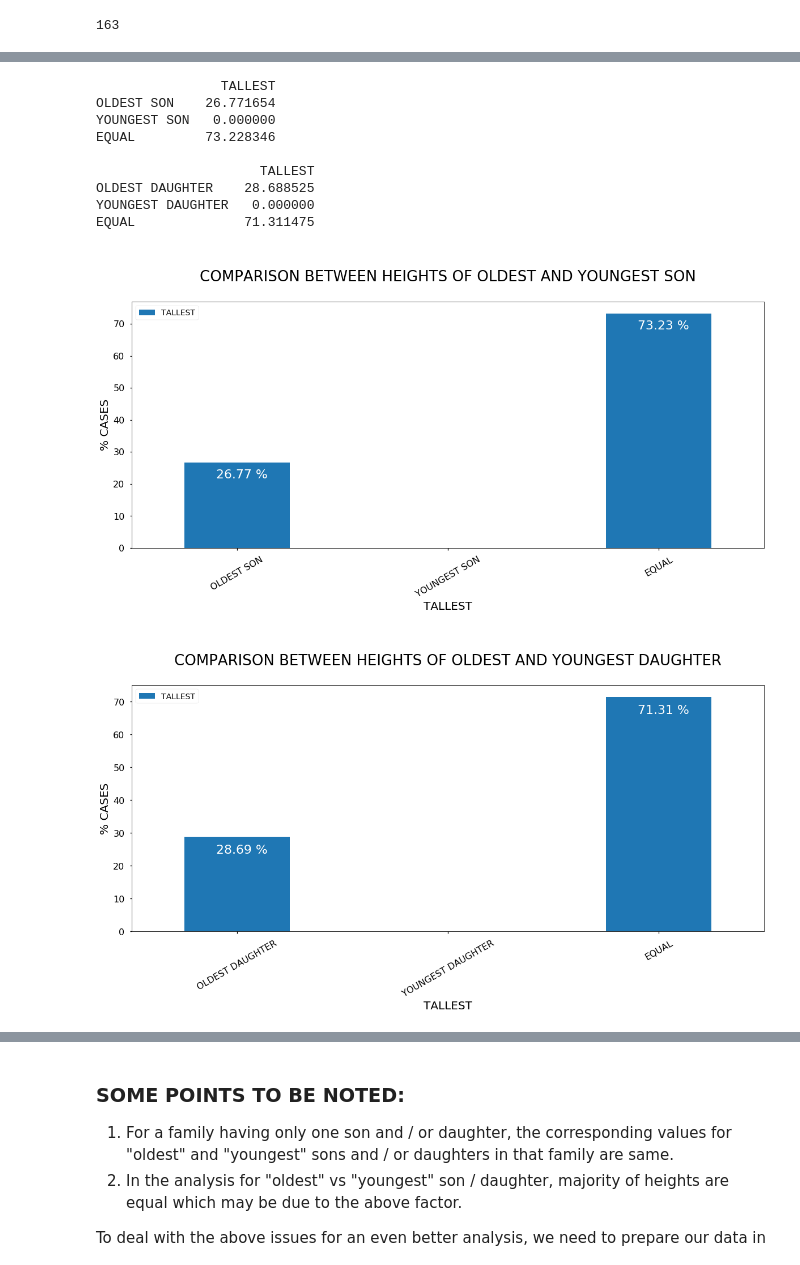
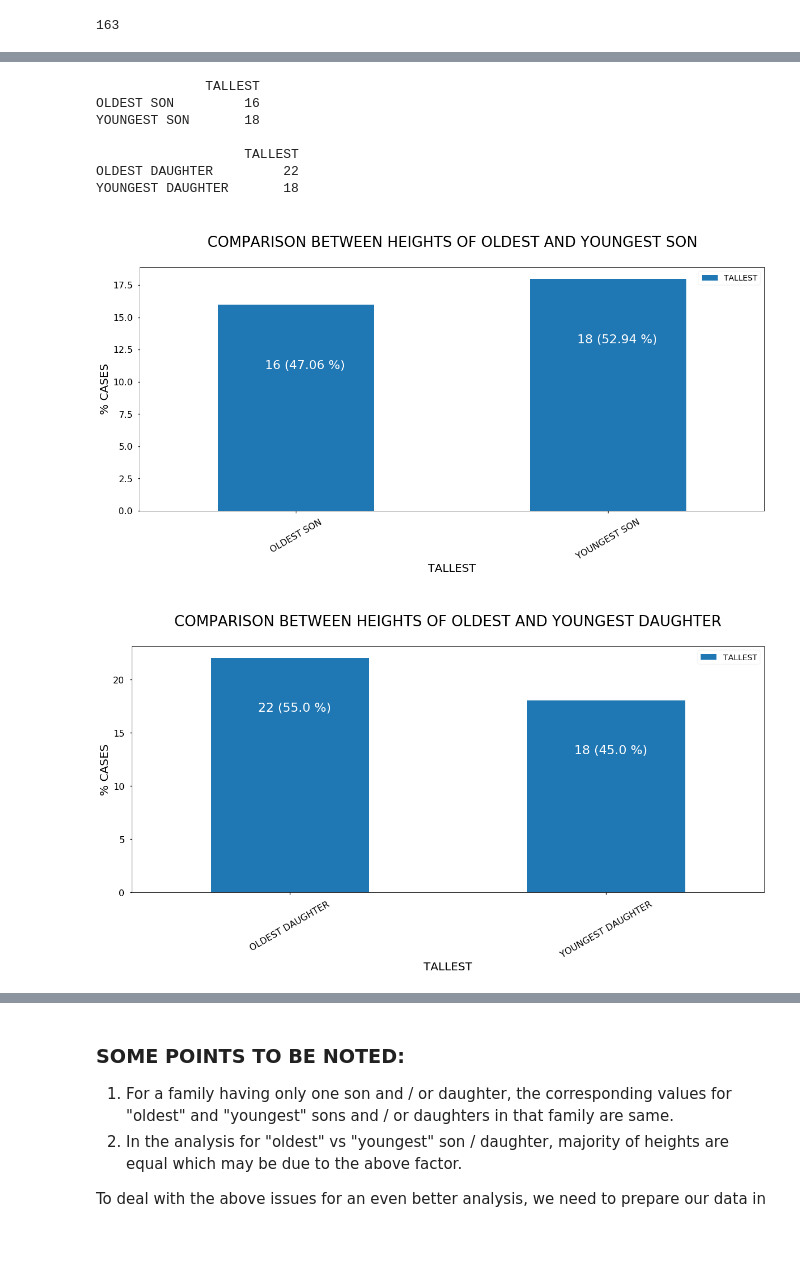
Before and after one commit to zeborg/Comparison-of-Heights-Between-Family-Members, a Jupyter notebook: HEIGHT_DATA_ANALYSIS.ipynb, the cells around one changed output, grey strips where cells are left out. Drawn from its saved outputs; the diff is of its cells as text; code cells hidden in the pictures; blank space fills up the shorter version.

```diff
--- a/HEIGHT_DATA_ANALYSIS.ipynb
+++ b/HEIGHT_DATA_ANALYSIS.ipynb
@@ -30,4 +30,5 @@ df['MEMBER']=df['MEMBER'].apply(lambda x:x.strip())
 df['HEIGHT']=df['HEIGHT'].astype(str)
 df['HEIGHT']=df['HEIGHT'].apply(lambda x:x.strip('"'))
 df['HEIGHT']=df['HEIGHT'].apply(lambda x:x.strip('\n'))
-df['HEIGHT']
+for i in range(len(df.index)):
+    df.loc[i,'UID'] = i
@@ -114,7 +102,7 @@ s_oldest_list,s_youngest_list,d_oldest_list,d_youngest_list=list(),list(),list()
 
 s_count,d_count=0,0
 for i in range(df.index.max()[0]):
-    oldest,youngest = (None, None, 0, None),(None, None, 200, None)
+    oldest,youngest = (None, None, 0, None, None),(None, None, 200, None, None)
     for j in m[i]:
         if j[1] not in ['FATHER', 'MOTHER'] and j[2]>oldest[2] and j[1] == 'SON':
             s_count+=1
@@ -127,16 +115,16 @@ for i in range(df.index.max()[0]):
     if None not in youngest:
         s_youngest_list.append(youngest)
 
-    oldest,youngest = (None, None, 0, None),(None, None, 200, None)
+    oldest,youngest = (None, None, 0, None, None),(None, None, 200, None, None)
     for j in m[i]:
         if j[1] not in ['FATHER', 'MOTHER'] and j[2]>oldest[2] and j[1] == 'DAUGHTER':
             d_count+=1
-            if j[2]>=18: oldest=j
+            if j[2]>=16: oldest=j
     if None not in oldest:
         d_oldest_list.append(oldest)
     for j in m[i]:
         if j[1] not in ['FATHER', 'MOTHER'] and j[2]<youngest[2] and j[1] == 'DAUGHTER':
-            if j[2]>=18: youngest=j
+            if j[2]>=16: youngest=j
     if None not in youngest:
         d_youngest_list.append(youngest)
 
@@ -164,47 +152,45 @@ print(s_count, d_count)
 141 134
 # %%
 oys_dict = dict()
-oys_dict['OLDEST SON'],oys_dict['YOUNGEST SON'],oys_dict['EQUAL'] = 0,0,0
+oys_dict['OLDEST SON'],oys_dict['YOUNGEST SON'] = 0,0
 for i in range(len(s_oldest_list)):
-    if s_oldest_list[i][2] < s_youngest_list[i][2]:
+    if s_oldest_list[i][3] < s_youngest_list[i][3]:
         oys_dict['YOUNGEST SON'] += 1
-    elif s_oldest_list[i][2] > s_youngest_list[i][2]:
+    elif s_oldest_list[i][3] > s_youngest_list[i][3]:
         oys_dict['OLDEST SON'] += 1
-    elif s_oldest_list[i][2] == s_youngest_list[i][2]:
-        oys_dict['EQUAL'] += 1
+#     elif s_oldest_list[i][3] == s_youngest_list[i][3]:
+#         oys_dict['EQUAL'] += 1
 
 oyd_dict = dict()
-oyd_dict['OLDEST DAUGHTER'],oyd_dict['YOUNGEST DAUGHTER'],oyd_dict['EQUAL'] = 0,0,0
+oyd_dict['OLDEST DAUGHTER'],oyd_dict['YOUNGEST DAUGHTER'] = 0,0,
 for i in range(len(d_oldest_list)):
-    if d_oldest_list[i][2] < d_youngest_list[i][2]:
+    if d_oldest_list[i][3] < d_youngest_list[i][3]:
         oyd_dict['YOUNGEST DAUGHTER'] += 1
-    elif d_oldest_list[i][2] > d_youngest_list[i][2]:
+    elif d_oldest_list[i][3] > d_youngest_list[i][3]:
         oyd_dict['OLDEST DAUGHTER'] += 1
-    elif d_oldest_list[i][2] == d_youngest_list[i][2]:
-        oyd_dict['EQUAL'] += 1
+#     elif d_oldest_list[i][3] == d_youngest_list[i][3] and d_oldest_list[i][4] != :
+#         oyd_dict['EQUAL'] += 1
 
-oys_df = (pd.DataFrame.from_dict(oys_dict, orient='index').rename(columns={0:'TALLEST'})/len(s_youngest_list))*100
-oyd_df = (pd.DataFrame.from_dict(oyd_dict, orient='index').rename(columns={0:'TALLEST'})/len(d_oldest_list))*100
+oys_df = (pd.DataFrame.from_dict(oys_dict, orient='index').rename(columns={0:'TALLEST'}))
+oyd_df = (pd.DataFrame.from_dict(oyd_dict, orient='index').rename(columns={0:'TALLEST'}))
 
 print(oys_df)
 print()
 print(oyd_df)
 # %% [output]
-                TALLEST
-OLDEST SON    26.771654
-YOUNGEST SON   0.000000
-EQUAL         73.228346
+              TALLEST
+OLDEST SON         16
+YOUNGEST SON       18
 
-                     TALLEST
-OLDEST DAUGHTER    28.688525
-YOUNGEST DAUGHTER   0.000000
-EQUAL              71.311475
+                   TALLEST
+OLDEST DAUGHTER         22
+YOUNGEST DAUGHTER       18
 # %%
 plt.style.use('seaborn-talk')
 # %%
 ax = oys_df.plot(kind='bar',figsize=(20,8))
 for p in ax.patches:
-    ax.annotate(str(round(p.get_height(),2))+' %', (p.get_x()+0.15, p.get_height()-5), fontsize=22, color='w')
+    ax.annotate(str(round(p.get_height(),2))+' ('+str(round(p.get_height()/(oys_dict['YOUNGEST SON']+oys_dict['OLDEST SON'])*100,2))+' %)', (p.get_x()+0.15, p.get_height()-5), fontsize=22, color='w')
 plt.xlabel('TALLEST',fontsize=20)
 plt.ylabel('% CASES',fontsize=20)
 plt.legend(fontsize=14)
@@ -213,20 +199,20 @@ plt.xticks(fontsize=16,rotation=30)
 plt.yticks(fontsize=16)
 plt.show()
 # %% [output]
-[figure, old version]
+[figure, new version]
 # %%
 ax = oyd_df.plot(kind='bar',figsize=(20,8))
 for p in ax.patches:
-    ax.annotate(str(round(p.get_height(),2))+' %', (p.get_x()+0.15, p.get_height()-5), fontsize=22, color='w')
+    ax.annotate(str(round(p.get_height(),2))+' ('+str(round(p.get_height()/(oyd_dict['YOUNGEST DAUGHTER']+oyd_dict['OLDEST DAUGHTER'])*100,2))+' %)', (p.get_x()+0.15, p.get_height()-5), fontsize=22, color='w')
 plt.xlabel('TALLEST',fontsize=20)
 plt.ylabel('% CASES',fontsize=20)
 plt.legend(fontsize=14)
 plt.title('\nCOMPARISON BETWEEN HEIGHTS OF OLDEST AND YOUNGEST DAUGHTER\n',fontsize=26)
 plt.xticks(fontsize=16,rotation=30)
 plt.yticks(fontsize=16)
 plt.show()
 # %% [output]
-[figure, old version]
+[figure, new version]
 # %%
 ysf_dict,osf_dict = dict(),dict()
 ysf_dict['FATHER'],ysf_dict['YOUNGEST SON'],ysf_dict['EQUAL'],osf_dict['FATHER'],osf_dict['OLDEST SON'],osf_dict['EQUAL']=0,0,0,0,0,0
```
Also changed, not shown: parts of 12 cells of this notebook.
